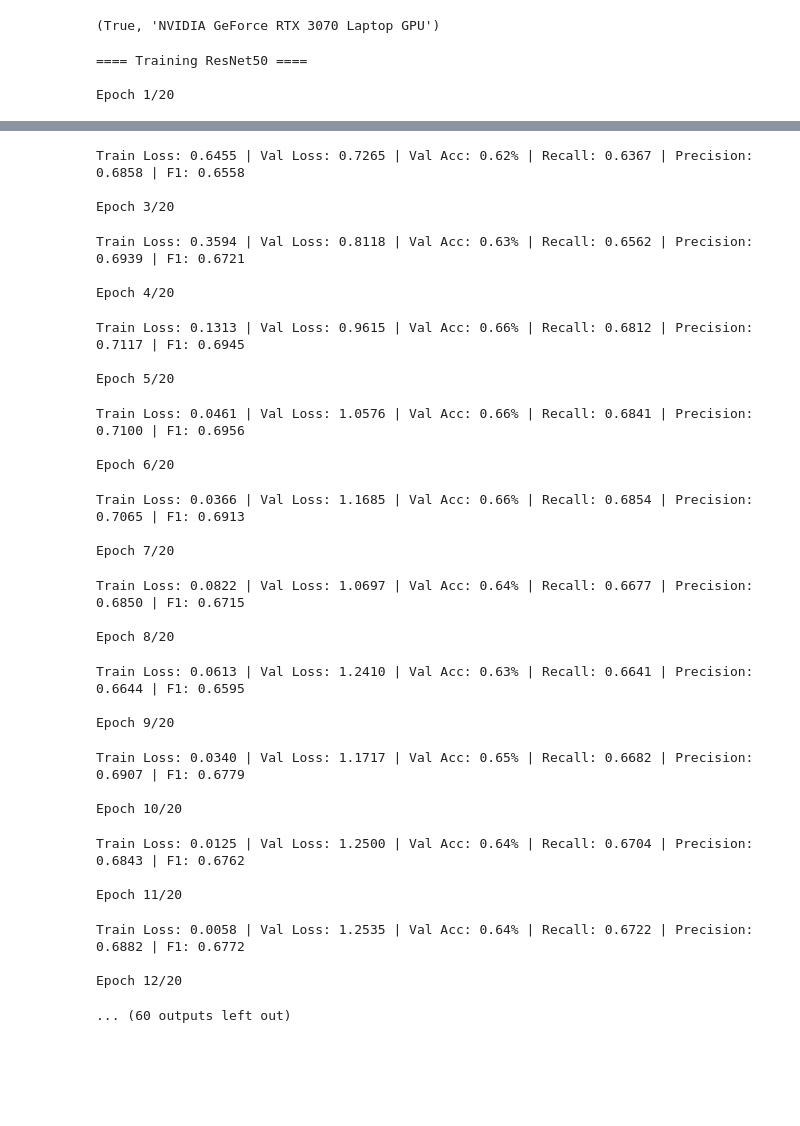
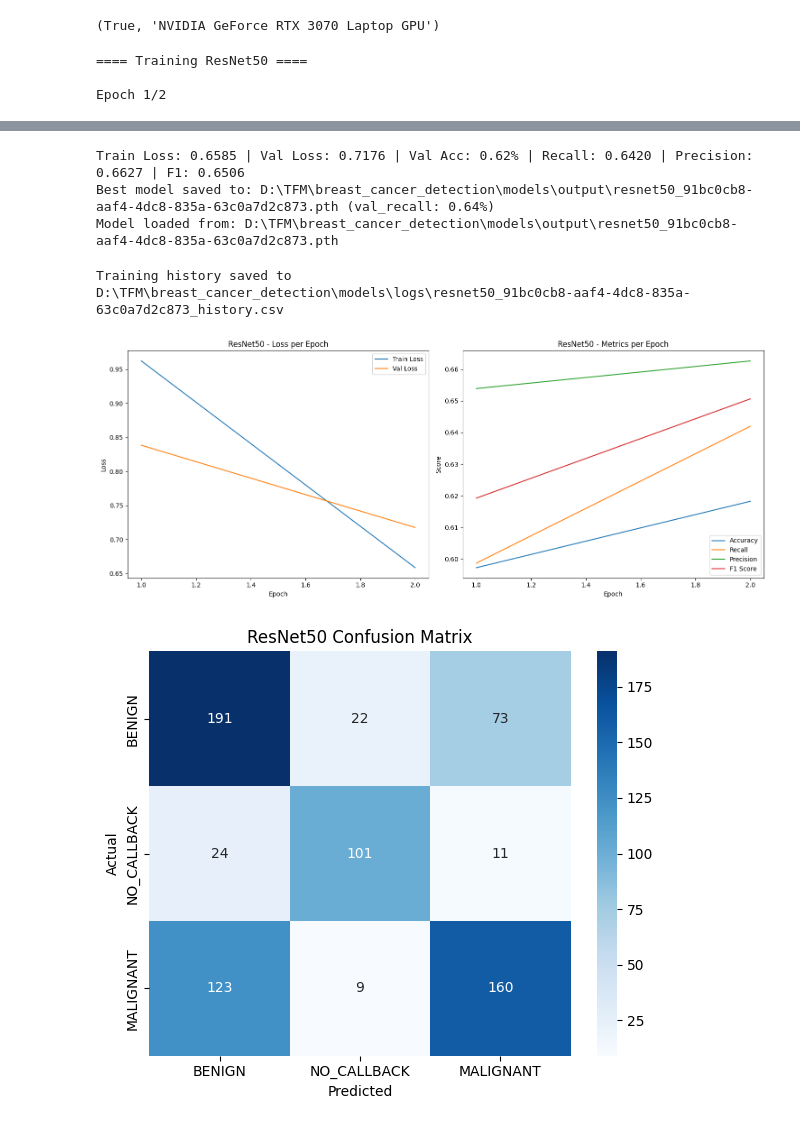
Before and after one commit to CarlosRivasplata/breast_cancer_detection, a Jupyter notebook: notebooks/ETL.ipynb, the cells around one changed output, grey strips where cells are left out. Drawn from its saved outputs; the diff is of its cells as text; code cells hidden in the pictures; blank space fills up the shorter version.

```diff
--- a/notebooks/ETL.ipynb
+++ b/notebooks/ETL.ipynb
@@ -504,10 +505,17 @@ from utils.visualization import (
 results = []
 
 strategies = {
-    "ResNet50": ResNetModel(),
-    "EfficientNetB0": EfficientNetModel(),
-    "MobileNetV3": MobileNetModel(),
+    "ResNet50": ResNetModel()
+    # "EfficientNetB0": EfficientNetModel(),
+    # "MobileNetV3": MobileNetModel(),
 }
+
+early_stopping = EarlyStopping(
+    monitor="val_recall",
+    mode="max",
+    patience="5",
+    delta=0.01
+)
 
 device = torch.device("cuda" if torch.cuda.is_available() else "cpu")
 
@@ -529,8 +537,8 @@ for model_name, strategy in strategies.items():
     scheduler = ReduceLROnPlateau(optimizer, mode="max", factor=0.5, patience=3)
     criterion = nn.CrossEntropyLoss()
 
-    trainer = Trainer(model, device, optimizer, criterion, scheduler)
-    trainer.fit(train_loader, val_loader, epochs=20)
+    trainer = Trainer(model=model, device=device, optimizer=optimizer, criterion=criterion, scheduler=scheduler, early_stopping=early_stopping)
+    trainer.fit(train_loader, val_loader, epochs=2)
 
     # Save best model
     model_path = os.path.join(MODELS_OUTPUT_PATH, f"{model_name.lower()}_{correlation_id}.pth")
@@ -573,4 +581,4 @@ for model_name, strategy in strategies.items():
 # %% [output]
 ==== Training ResNet50 ====
 
-Epoch 1/20
+Epoch 1/2
@@ -580,34 +588,9 @@ Epoch 2/20
-Train Loss: 0.6455 | Val Loss: 0.7265 | Val Acc: 0.62% | Recall: 0.6367 | Precision: 0.6858 | F1: 0.6558
-
-Epoch 3/20
+Train Loss: 0.6585 | Val Loss: 0.7176 | Val Acc: 0.62% | Recall: 0.6420 | Precision: 0.6627 | F1: 0.6506
+Best model saved to: D:\TFM\breast_cancer_detection\models\output\resnet50_91bc0cb8-aaf4-4dc8-835a-63c0a7d2c873.pth (val_recall: 0.64%)
+Model loaded from: D:\TFM\breast_cancer_detection\models\output\resnet50_91bc0cb8-aaf4-4dc8-835a-63c0a7d2c873.pth
-Train Loss: 0.3594 | Val Loss: 0.8118 | Val Acc: 0.63% | Recall: 0.6562 | Precision: 0.6939 | F1: 0.6721
-
-Epoch 4/20
+Training history saved to D:\TFM\breast_cancer_detection\models\logs\resnet50_91bc0cb8-aaf4-4dc8-835a-63c0a7d2c873_history.csv
-Train Loss: 0.1313 | Val Loss: 0.9615 | Val Acc: 0.66% | Recall: 0.6812 | Precision: 0.7117 | F1: 0.6945
-
-Epoch 5/20
-Train Loss: 0.0461 | Val Loss: 1.0576 | Val Acc: 0.66% | Recall: 0.6841 | Precision: 0.7100 | F1: 0.6956
-
-Epoch 6/20
-Train Loss: 0.0366 | Val Loss: 1.1685 | Val Acc: 0.66% | Recall: 0.6854 | Precision: 0.7065 | F1: 0.6913
-
-Epoch 7/20
-Train Loss: 0.0822 | Val Loss: 1.0697 | Val Acc: 0.64% | Recall: 0.6677 | Precision: 0.6850 | F1: 0.6715
-
-Epoch 8/20
-Train Loss: 0.0613 | Val Loss: 1.2410 | Val Acc: 0.63% | Recall: 0.6641 | Precision: 0.6644 | F1: 0.6595
-
-Epoch 9/20
-Train Loss: 0.0340 | Val Loss: 1.1717 | Val Acc: 0.65% | Recall: 0.6682 | Precision: 0.6907 | F1: 0.6779
-
-Epoch 10/20
-Train Loss: 0.0125 | Val Loss: 1.2500 | Val Acc: 0.64% | Recall: 0.6704 | Precision: 0.6843 | F1: 0.6762
-
-Epoch 11/20
-Train Loss: 0.0058 | Val Loss: 1.2535 | Val Acc: 0.64% | Recall: 0.6722 | Precision: 0.6882 | F1: 0.6772
-
-Epoch 12/20
-... (60 outputs left out)
+[figure, added]
+[figure, added]
 # %%
 import matplotlib.pyplot as plt
 import pandas as pd
```
Also changed, not shown: parts of 3 cells of this notebook, 3 other files.
